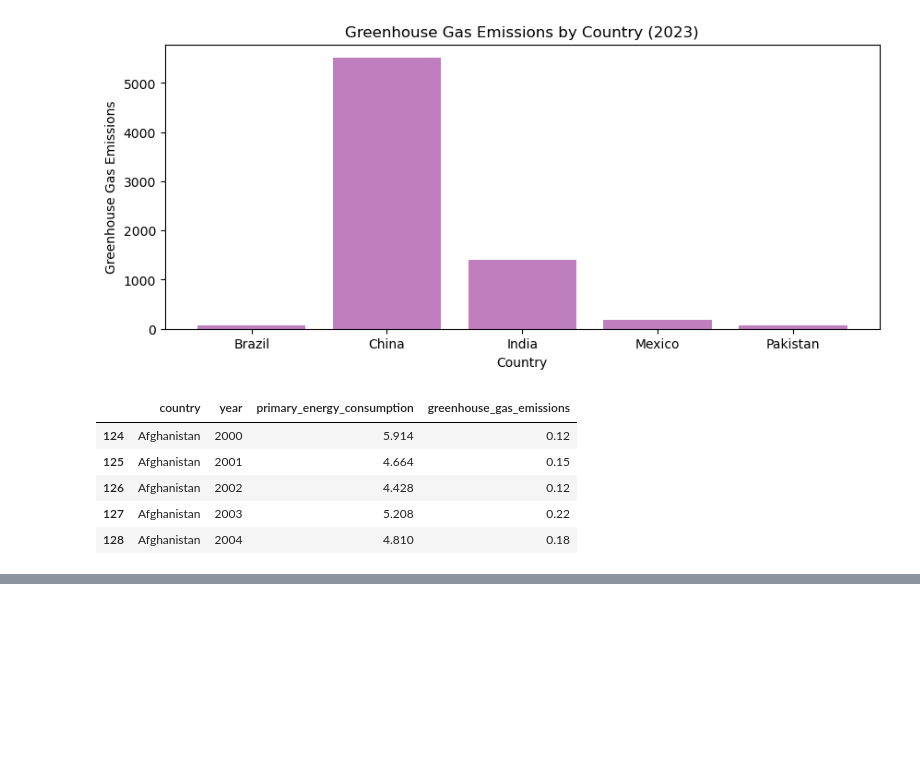
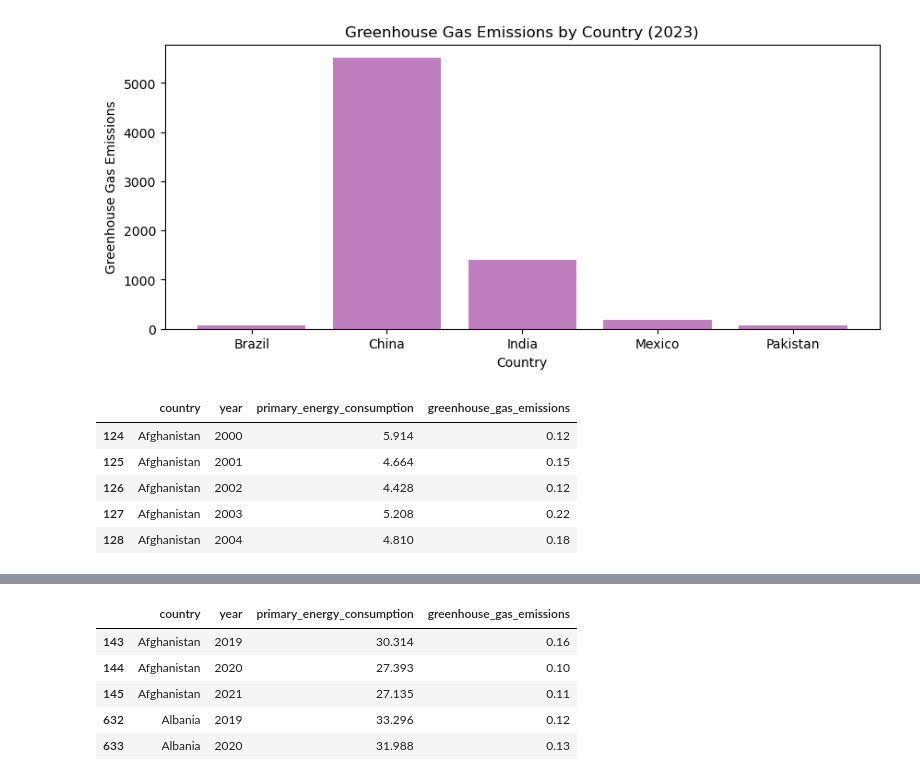
Before and after one commit to qwewe6/Project1_group4, a Jupyter notebook: denisa_project/Project 1.ipynb, the cells around one changed output, grey strips where cells are left out. Saved outputs shown, nothing was run; the diff lists cells and outputs as text; code cells hidden in the pictures; blank space fills up the shorter version.

```diff
--- a/denisa_project/Project 1.ipynb
+++ b/denisa_project/Project 1.ipynb
@@ -75,0 +92,13 @@ single_country.head()
+# %%
+#filter our the data based on the last 5 years
+latest_year = single_countrydf["year"].max()
+last_5_years = latest_year - 5
+filtered_last_5_years = cleaned_version[cleaned_version["year"] > last_5_years]
+filtered_last_5_years.head()
+# %% [output]
+|  | country | year | primary_energy_consumption | greenhouse_gas_emissions |
+| 143 | Afghanistan | 2019 | 30.314 | 0.16 |
+| 144 | Afghanistan | 2020 | 27.393 | 0.10 |
+| 145 | Afghanistan | 2021 | 27.135 | 0.11 |
+| 632 | Albania | 2019 | 33.296 | 0.12 |
+| 633 | Albania | 2020 | 31.988 | 0.13 |
```
Also changed, not shown: parts of 6 cells of this notebook.
